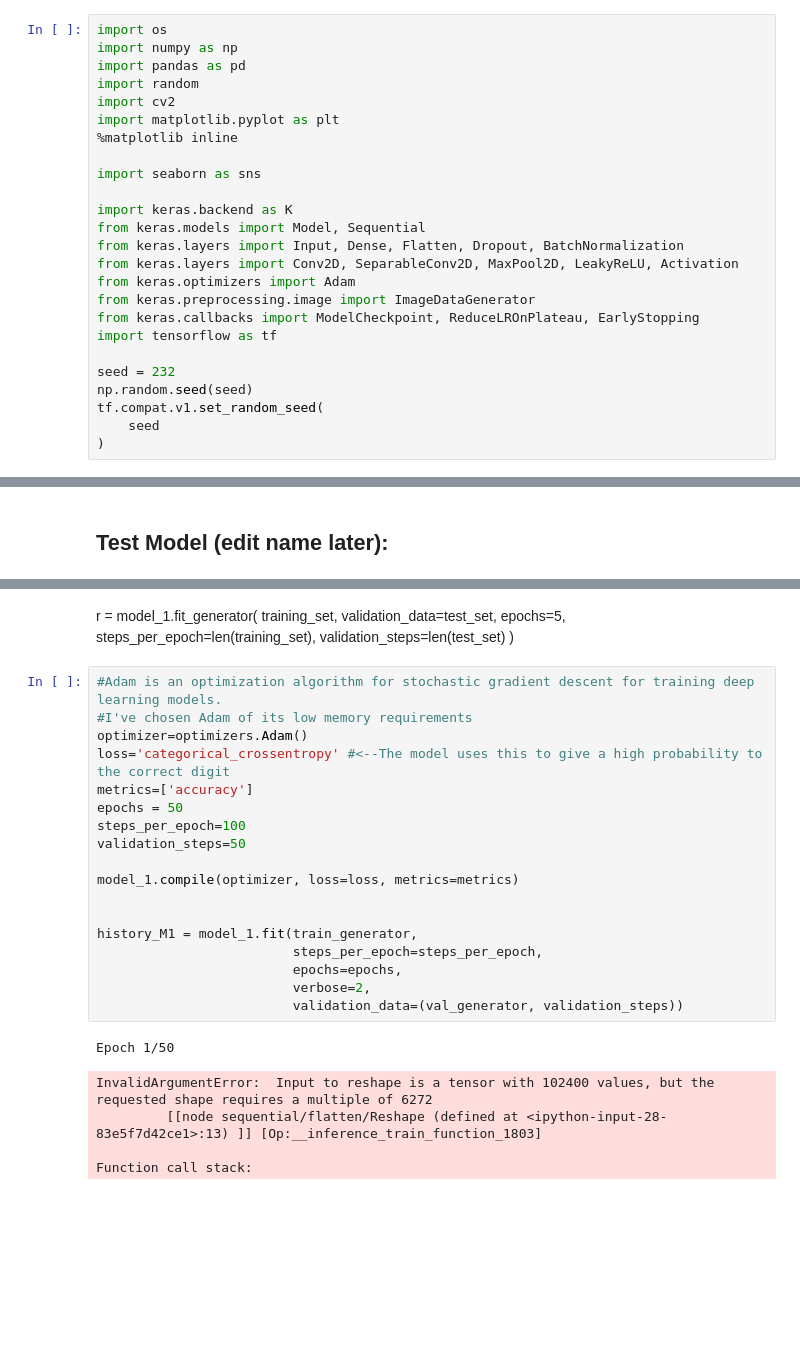
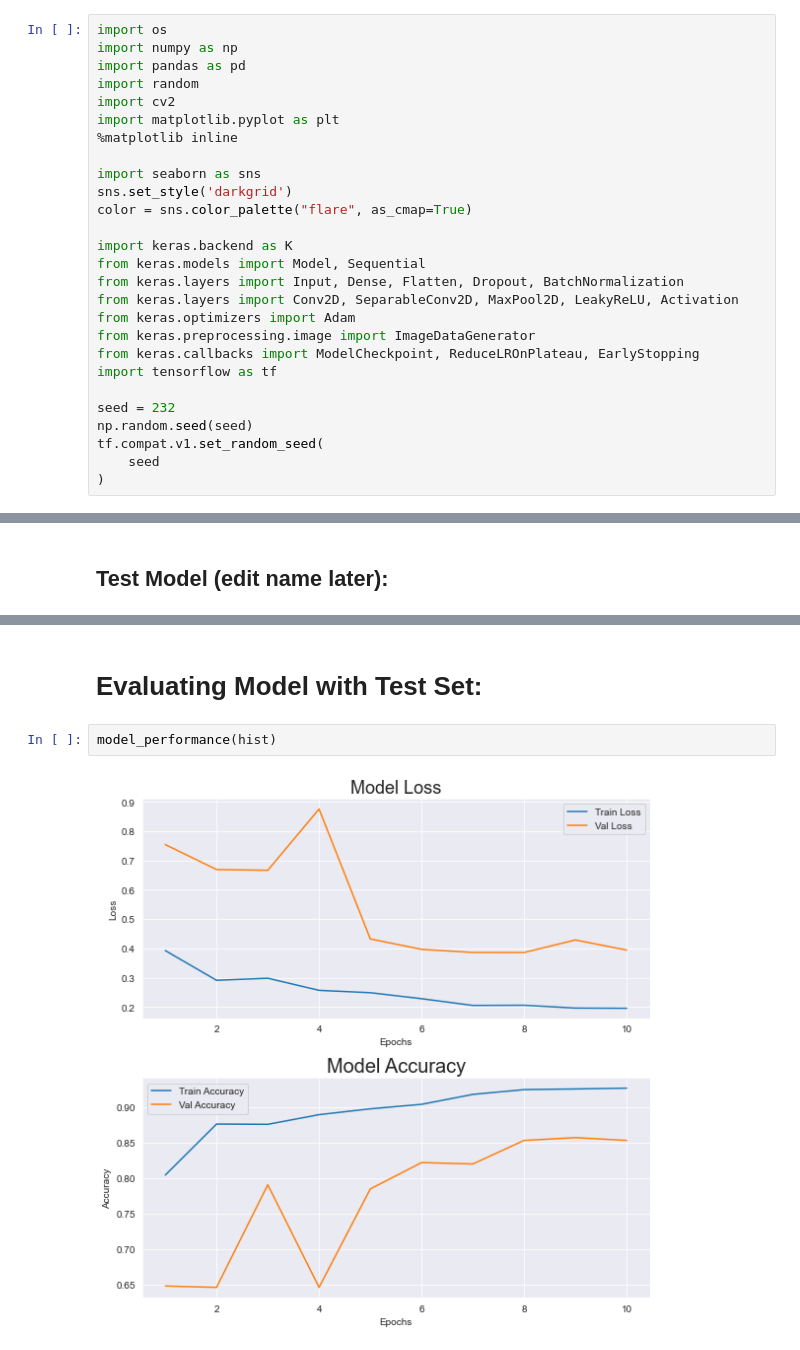
Before and after one commit to samtuleen/X-Ray-Image-Classification, a Jupyter notebook: test notebook.ipynb, the cells around one changed output, grey strips where cells are left out. Cells and saved outputs as stored; diff of their text form; blank space fills up the shorter version.

```diff
--- a/test notebook.ipynb
+++ b/test notebook.ipynb
@@ -19,6 +19,8 @@ import matplotlib.pyplot as plt
 %matplotlib inline
 
 import seaborn as sns
+sns.set_style('darkgrid')
+color = sns.color_palette("flare", as_cmap=True)
 
 import keras.backend as K
 from keras.models import Model, Sequential
@@ -261,32 +245,6 @@ NameError: name 'models' is not defined
-# %% [markdown]
-r = model_1.fit_generator(
-  training_set,
-  validation_data=test_set,
-  epochs=5,
-  steps_per_epoch=len(training_set),
-  validation_steps=len(test_set)
-)
-# %%
-#Adam is an optimization algorithm for stochastic gradient descent for training deep learning models.
-#I've chosen Adam of its low memory requirements
-optimizer=optimizers.Adam()
-loss='categorical_crossentropy' #<--The model uses this to give a high probability to the correct digit
-metrics=['accuracy']
-epochs = 50
-steps_per_epoch=100
-validation_steps=50
-
-model_1.compile(optimizer, loss=loss, metrics=metrics)
-
-
-history_M1 = model_1.fit(train_generator,
-                         steps_per_epoch=steps_per_epoch,
-                         epochs=epochs,
-                         verbose=2,
-                         validation_data=(val_generator, validation_steps))
-# %% [output]
-Epoch 1/50
-InvalidArgumentError:  Input to reshape is a tensor with 102400 values, but the requested shape requires a multiple of 6272
-         [[node sequential/flatten/Reshape (defined at <ipython-input-28-83e5f7d42ce1>:13) ]] [Op:__inference_train_function_1803]
-
-Function call stack:
+# %% [markdown]
+# Evaluating Model with Test Set:
+# %%
+model_performance(hist)
+# %% [output]
+[figure, added]
```
Also changed, not shown: parts of 5 cells of this notebook.
